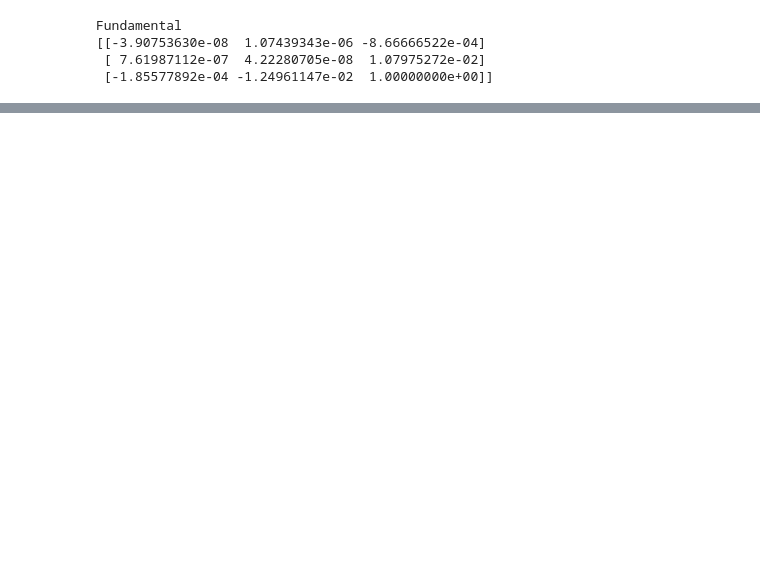
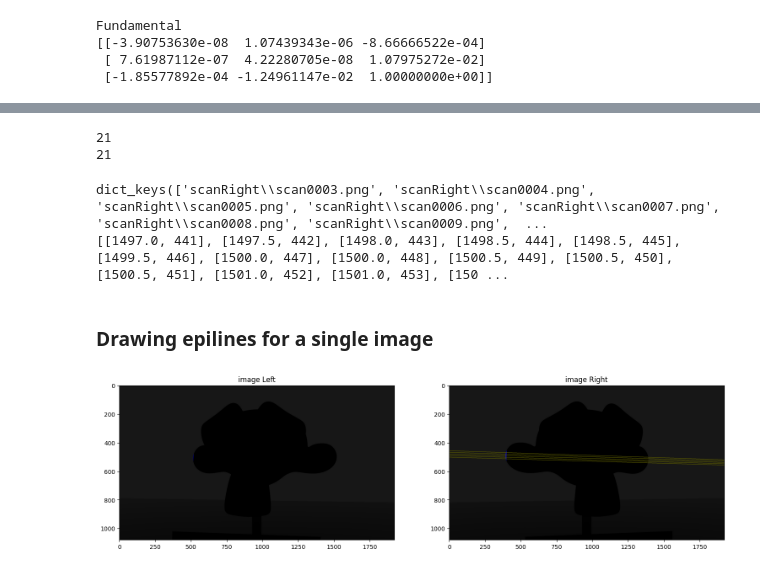
Before and after one commit to Nathanb-ecam/stereovision, a Jupyter notebook: stereovision.ipynb, the cells around one changed output, grey strips where cells are left out. Cells and saved outputs as stored; diff of their text form; code cells hidden in the pictures; blank space fills up the shorter version.

```diff
--- a/stereovision.ipynb
+++ b/stereovision.ipynb
@@ -227,0 +176,80 @@ line (-0.00033488980191633965, 0.011869035720237928, -6.065737718613966)
+# %%
+def redpoints_coordinates(img):
+    # Isolate the red line
+    redLine = redline_points(img)
+    points = []
+    for count, line in enumerate(redLine):
+        for pixel in line:
+            if pixel != 0:
+                pixel = 1
+        try:
+            # get the central pixel (for every lines with Red pixel in it)
+            # of the Red line by averaging over the coordinates
+            points.append([np.average(range(1920), weights = line), count])
+        except:
+            pass
+    return points
+
+pointsL = {} # to contain all images
+pointsR = {}
+
+for leftPath,rightPath in zip(scanRight,scanLeft):
+    imgL = cv2.imread(leftPath)
+    imgR = cv2.imread(rightPath)
+    Lpoints = redpoints_coordinates(imgL)
+    Rpoints = redpoints_coordinates(imgR)
+    if len(Lpoints)!=0:
+        pointsL[leftPath] = Lpoints
+    if len(Rpoints)!=0:
+        pointsR[leftPath] = Rpoints
+
+
+
+
+print(len(pointsL))
+print(len(pointsR))
+# %% [output]
+21
+21
+# %%
+print(pointsL.keys())
+print(pointsL["scanRight\scan0003.png"])
+# %% [output]
+dict_keys(['scanRight\\scan0003.png', 'scanRight\\scan0004.png', 'scanRight\\scan0005.png', 'scanRight\\scan0006.png', 'scanRight\\scan0007.png', 'scanRight\\scan0008.png', 'scanRight\\scan0009.png',  ...
+[[1497.0, 441], [1497.5, 442], [1498.0, 443], [1498.5, 444], [1498.5, 445], [1499.5, 446], [1500.0, 447], [1500.0, 448], [1500.5, 449], [1500.5, 450], [1500.5, 451], [1501.0, 452], [1501.0, 453], [150 ...
+# %% [markdown]
+### Drawing epilines for a single image
+# %%
+def compute_epiline(coords): # x_coords : coordonnée du point dans le plan image
+    x,y = coords
+    a,b,c = F @ (np.array([[x,y,1]]).transpose()) # 0 ou 1 ?
+    return a,b,c
+# %%
+# print(len(RightImagesBluePoints))
+i = 0
+for lPath, rPath in zip(scanRight,scanLeft):
+    i +=1
+    if lPath in pointsL.keys():
+        imgL = cv2.imread(lPath)
+        imgR = cv2.imread(rPath)
+        for i in range(0,len(pointsL[lPath]),10):
+            a, b ,c = compute_epiline(pointsL[lPath][i])
+            cv2.line(imgR, (0, -int(c/b)), (1920, -int((c+a*1920)/b)), (100,100, 0), 2)
+
+
+
+
+
+fig, (ax1, ax2) = plt.subplots(1, 2)
+# define the size of the figure
+fig.set_size_inches(18.5, 10.5)
+# cv2.circle(imgL,(1000,500),5,(0,255,0),-1)
+# cv2.line(imgL, (0, -int(c/b)), (1920, -int((c+a*1920)/b)), (0, 255, 0), 2)
+ax1.set_title("image Left")
+ax1.imshow(imgL)
+ax2.set_title("image Right")
+ax2.imshow(imgR)
+
+plt.show()
+# %% [output]
+[figure, added]
```
Also changed, not shown: parts of 5 cells of this notebook.
